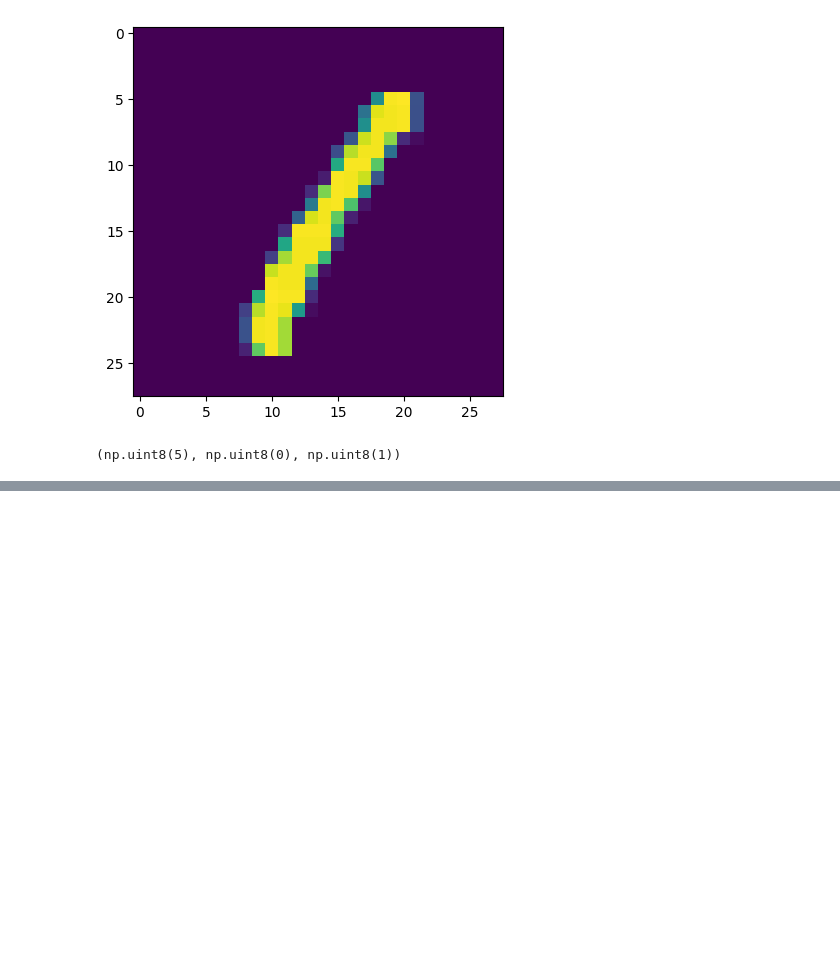
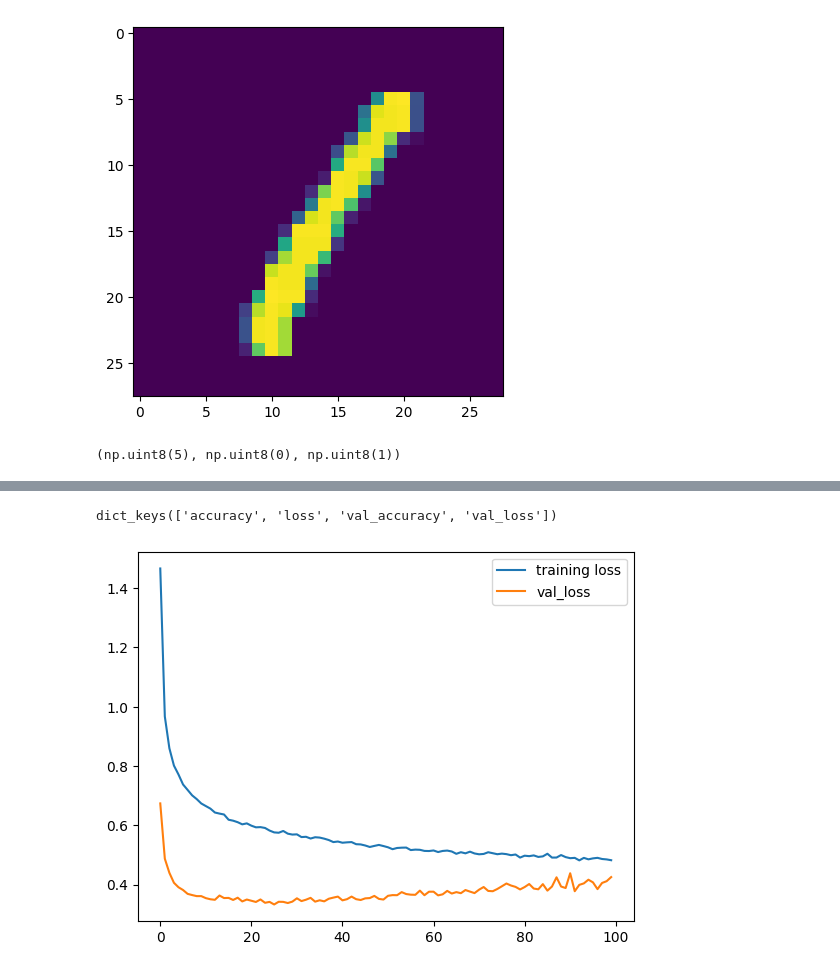
Before and after one commit to EsmeMP/Introduccion_Machine_Learning, a Jupyter notebook: notebooks/TensorFlow/introduction.ipynb, the cells around one changed output, grey strips where cells are left out. Cells and saved outputs as stored; diff of their text form; code cells hidden in the pictures; blank space fills up the shorter version.

Commit message:
28 Initializing the Model

```diff
--- a/notebooks/TensorFlow/introduction.ipynb
+++ b/notebooks/TensorFlow/introduction.ipynb
@@ -67,0 +136,19 @@ y_train[0], y_train[1], y_train[3]
+# %%
+# Reiniciar el modelo
+from keras.models import Sequential
+from keras.layers import Dense, Dropout
+
+# crea un nuevo modelo con capas ocultas y dropout
+mnist_model = Sequential()
+# primera capa con 10 neuronas, relu convierte los numeros a un rango, input_shape es la forma de los datos de entrada
+mnist_model.add(Dense(units=10, activation='relu', input_shape=(784,), name='dense_1'))
+# segunda capa
+mnist_model.add(Dense(units=10, activation='relu'))
+# durante el entrenamiento, se apagan el 20% de las neuronas de forma aleatoria para evitar el sobreajuste
+mnist_model.add(Dropout(rate=0.2))
+# tercera capa
+mnist_model.add(Dense(units=10, activation='relu'))
+# se apagan de nuevo
+mnist_model.add(Dropout(rate=0.2))
+# capa de salida
+mnist_model.add(Dense(units=10, activation='softmax'))
@@ -67,0 +169,6 @@ y_train[0], y_train[1], y_train[3]
+# %%
+# compila el modelo con el optimizador Adam > SGD
+mnist_model.compile(optimizer='adam', loss='categorical_crossentropy', metrics=['accuracy'])
+# %%
+# entrena el modelo con el nuevo optimizador y la nueva arquitectura
+history = mnist_model.fit(X_train, y_train, validation_data=(X_test, y_test), batch_size=128, epochs=100,)
@@ -67,0 +213,18 @@ y_train[0], y_train[1], y_train[3]
+# %%
+# guardar el historial de entrenamiento para analizarlo posteriormente
+h = history.history
+# ver las metricas disponibles en el historial de entrenamiento
+h.keys()
+# %% [output]
+dict_keys(['accuracy', 'loss', 'val_accuracy', 'val_loss'])
+# %%
+# grafica de la perdida de entrenamiento y validacion
+#  -> buen entrenamiento es cuando la perdida de entrenamiento y validacion disminuyen juntas,
+# si la perdida de entrenamiento disminuye pero la de validacion aumenta, es un signo de overffiting
+import matplotlib.pyplot as plt
+plt.plot(h['loss'], label='training loss')
+plt.plot(h['val_loss'], label='val_loss')
+plt.legend()
+plt.show()
+# %% [output]
+[figure, added]
```
Also changed, not shown: parts of 23 cells of this notebook, 2 other files.
